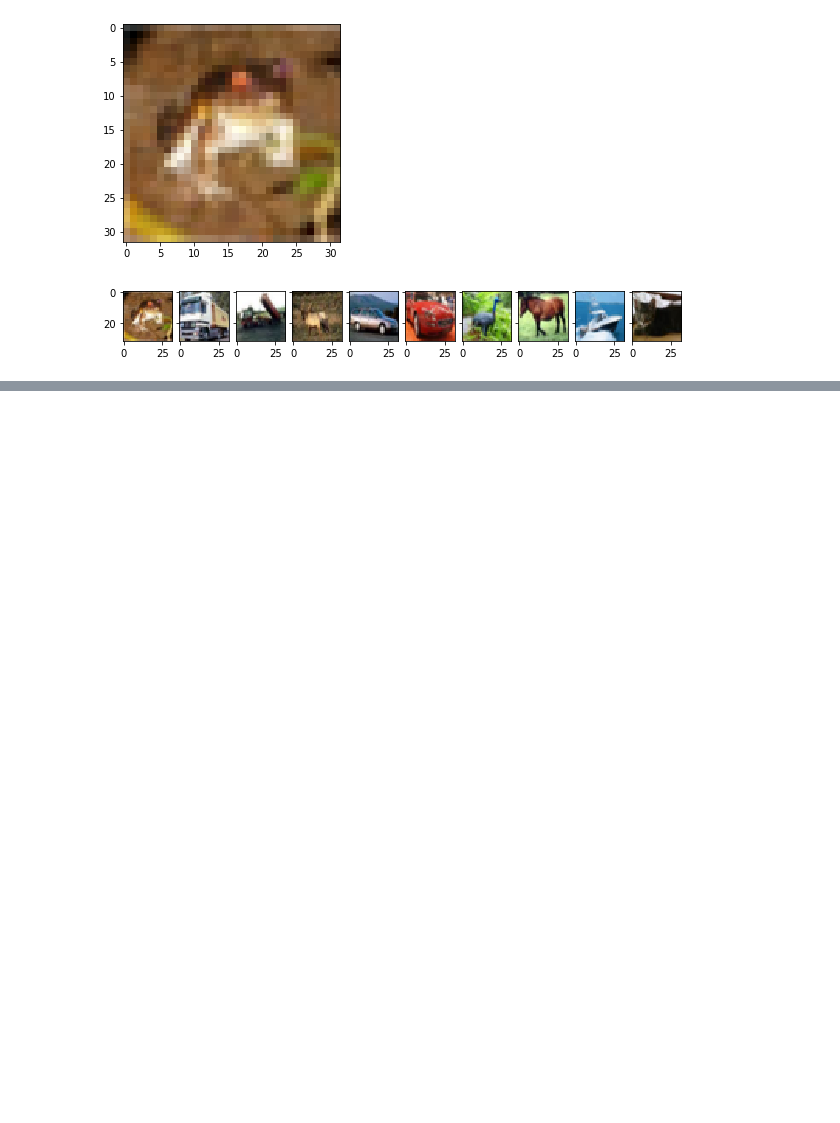
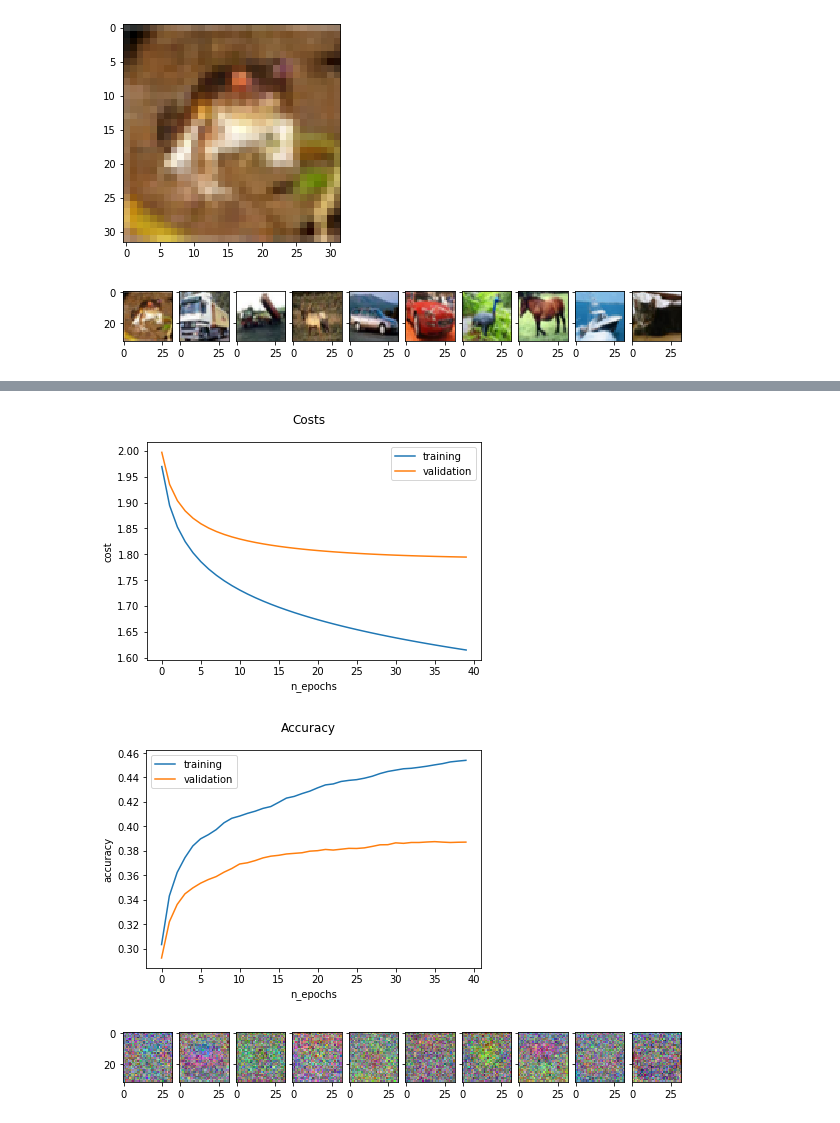
Before and after one commit to RSvenja/DeepLearning, a Jupyter notebook: OneLayerNN.ipynb, the cells around one changed output, grey strips where cells are left out. Saved outputs shown, nothing was run; the diff lists cells and outputs as text; code cells hidden in the pictures; blank space fills up the shorter version.

```diff
--- a/OneLayerNN.ipynb
+++ b/OneLayerNN.ipynb
@@ -402,0 +440,10 @@ plot_pictures(W)
+# %%
+# Parameters
+regularization = 0
+n_epochs = 40
+n_batch = 100
+eta = 0.001
+permute = True
+
+# Training
+costs_train, accs_train, costs_validate, accs_validate  = MiniBatchGD(X_images_train, Y_onehot_train, y_labels_train, X_images_validate, Y_onehot_validate, y_labels_validate, W, b, n_batch, eta, n_epochs, regularization, permute)
@@ -402,0 +468,7 @@ plot_pictures(W)
+# %%
+# plotting the resuts
+plotResults(costs_train, accs_train, costs_validate, accs_validate, W)
+# %% [output]
+[figure, added]
+[figure, added]
+[figure, added]
```
Also changed, not shown: parts of 16 cells of this notebook.
